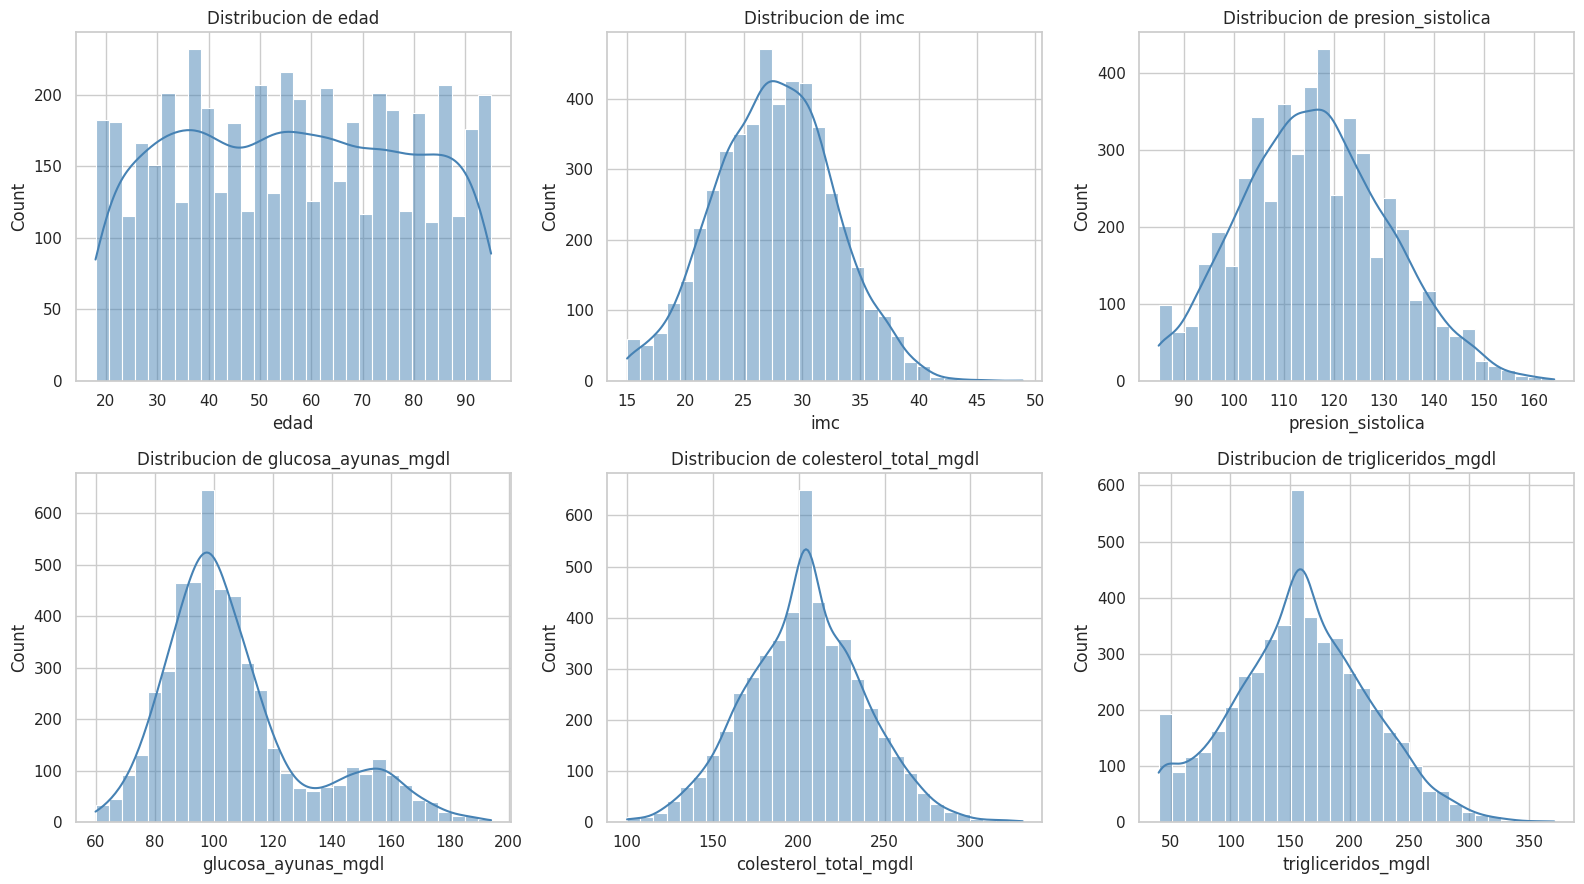
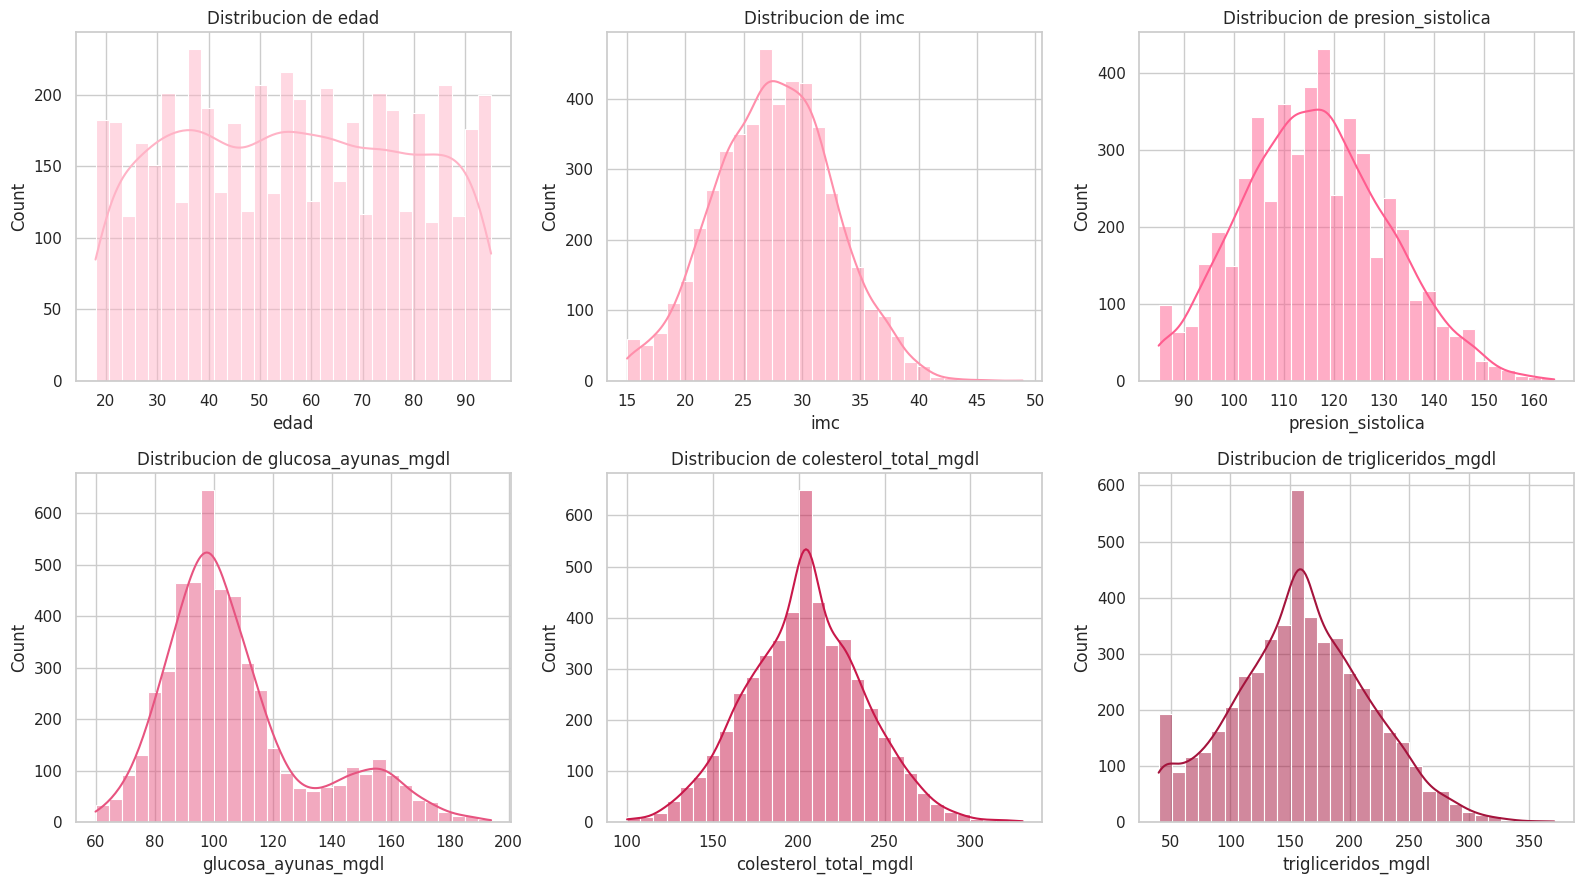
Unified diff of the notebook cell whose output changed from the first chart to the second:
--- before
+++ after
@@ -3,6 +3,6 @@
 
 fig, axes = plt.subplots(2, 3, figsize=(16, 9))
-for ax, col in zip(axes.flatten(), vars_hist):
-    sns.histplot(df[col], kde=True, ax=ax, bins=30, color="steelblue")
+for ax, col, tono in zip(axes.flatten(), vars_hist, PINK_SHADES):
+    sns.histplot(df[col], kde=True, ax=ax, bins=30, color=tono)
     ax.set_title(f"Distribucion de {col}")
 plt.tight_layout()

Commit: Captura de readme de imagenes